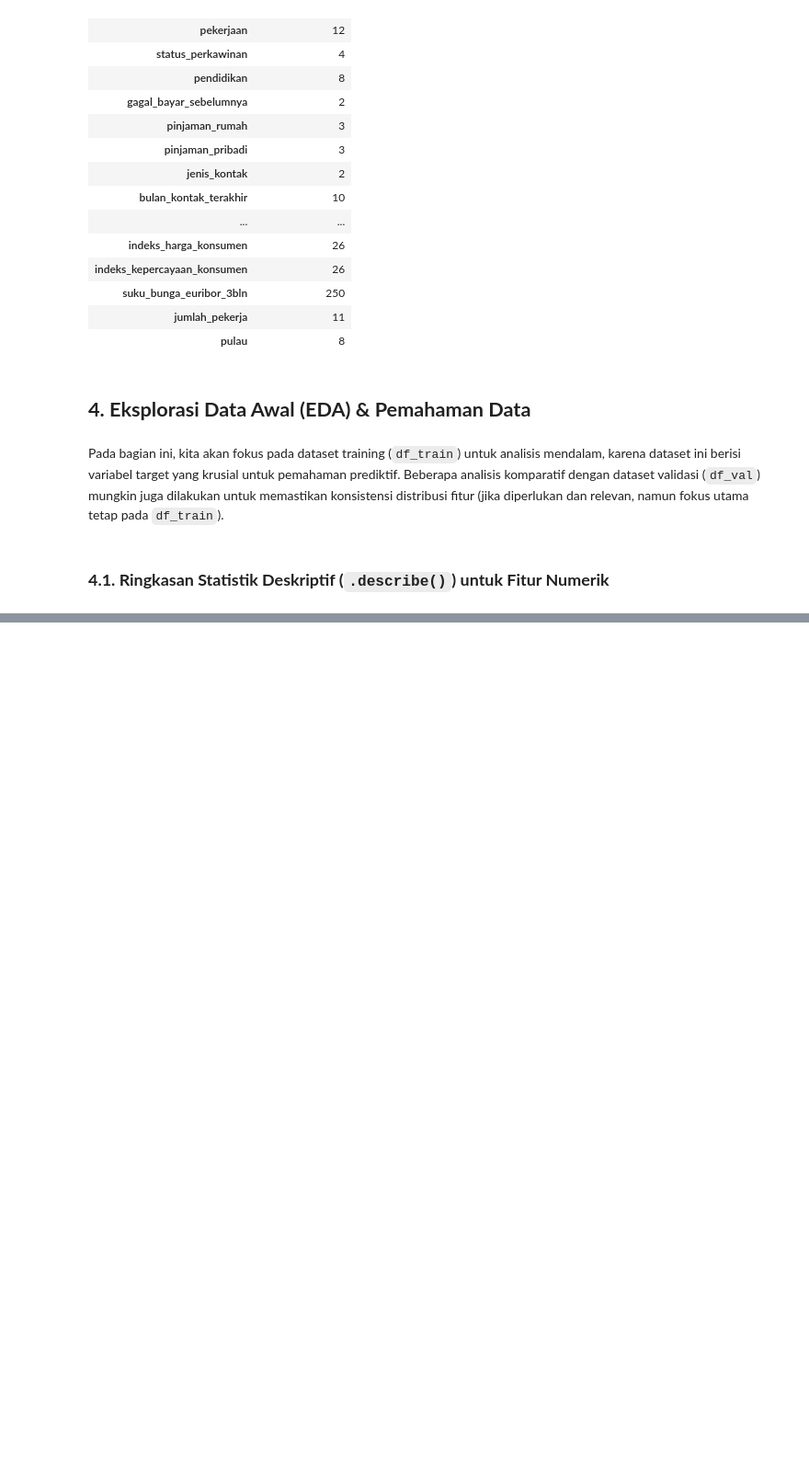
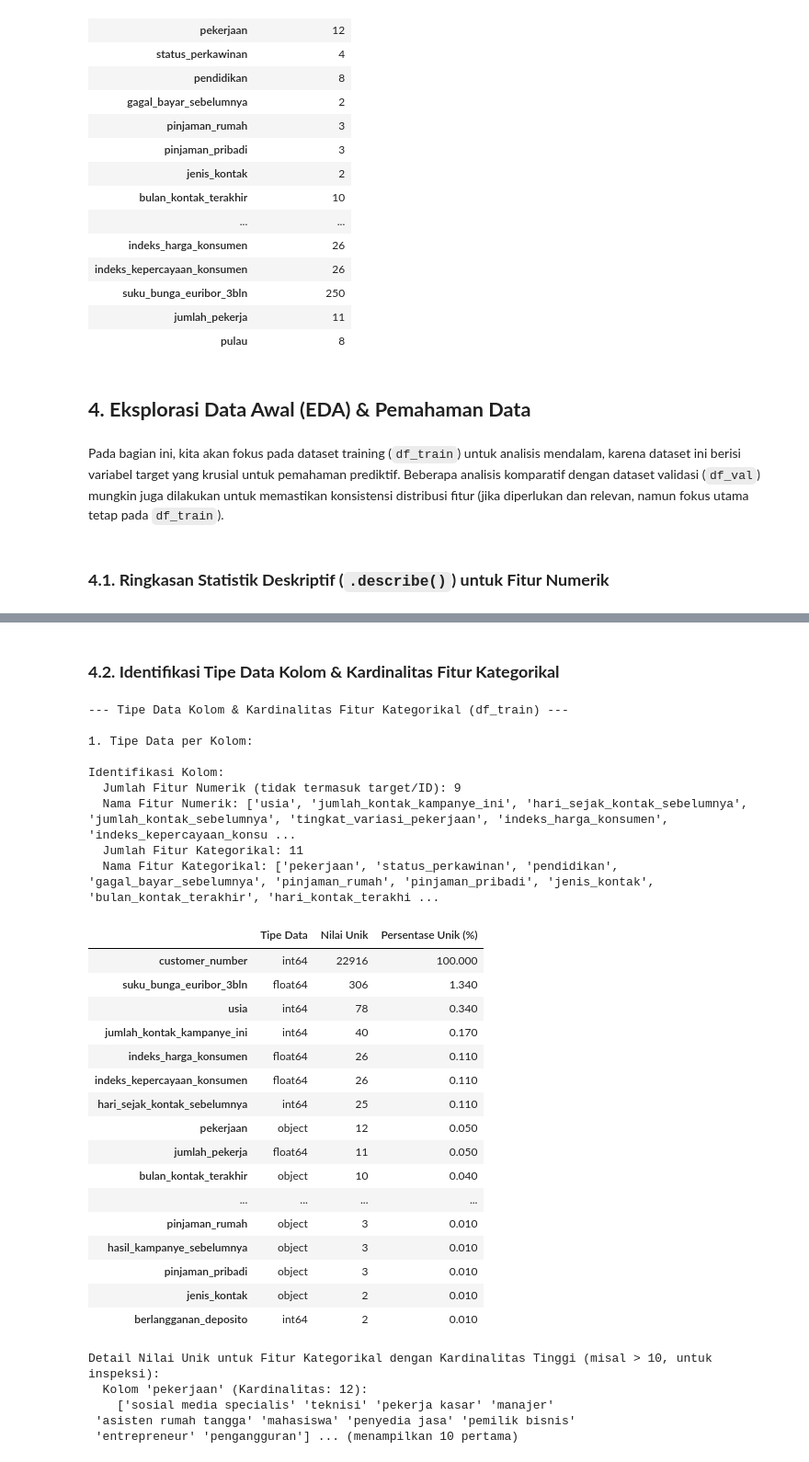
Before and after one commit to LatiefDataVisionary/data-quest-challenge-dsi-2025, a Jupyter notebook: notebooks/DCM_DMU_2025_Notebook_Cubit_Aku_Dong.ipynb, the cells around one changed output, grey strips where cells are left out. Shown at 92% size. Cells and saved outputs as stored; diff of their text form; code cells hidden in the pictures; blank space fills up the shorter version.

Commit message:
4.2. Identifikasi Tipe Data Kolom & Kardinalitas Fitur Kategorikal

```diff
--- a/notebooks/DCM_DMU_2025_Notebook_Cubit_Aku_Dong.ipynb
+++ b/notebooks/DCM_DMU_2025_Notebook_Cubit_Aku_Dong.ipynb
@@ -439,3 +439,74 @@ else:
 | indeks_kepercayaan_konsumen | 5729.000 | -40.471 | 4.632 | -50.800 | -42.700 | -41.800 | -36.400 | -26.900 |
 | suku_bunga_euribor_3bln | 5729.000 | 3.638 | 1.727 | 0.634 | 1.344 | 4.857 | 4.961 | 5.045 |
 | jumlah_pekerja | 5729.000 | 5167.915 | 71.802 | 4963.600 | 5099.100 | 5191.000 | 5228.100 | 5228.100 |
+# %% [markdown]
+### **4.2. Identifikasi Tipe Data Kolom & Kardinalitas Fitur Kategorikal**
+# %%
+# Sel Kode untuk Tipe Data dan Kardinalitas (df_train)
+if not df_train.empty:
+    print("--- Tipe Data Kolom & Kardinalitas Fitur Kategorikal (df_train) ---")
+
+    # Tipe Data
+    print("\n1. Tipe Data per Kolom:")
+    df_info = pd.DataFrame(df_train.dtypes, columns=['Tipe Data'])
+
+    # Kardinalitas
+    df_info['Nilai Unik'] = df_train.nunique()
+    df_info['Persentase Unik (%)'] = (df_train.nunique() / len(df_train) * 100).round(2)
+
+    # Identifikasi fitur kategorikal dan numerik berdasarkan tipe data
+    categorical_cols = df_train.select_dtypes(include=['object', 'category']).columns.tolist()
+    numerical_cols = df_train.select_dtypes(include=np.number).columns.tolist()
+
+    # Hapus kolom target dari list fitur numerik jika ada, untuk analisis fitur murni
+    if 'berlangganan_deposito' in numerical_cols:
+        numerical_cols.remove('berlangganan_deposito')
+    if 'customer_number' in numerical_cols: # customer_number biasanya identifier, bukan fitur numerik untuk analisis
+        numerical_cols.remove('customer_number')
+
+    print(f"\nIdentifikasi Kolom:")
+    print(f"  Jumlah Fitur Numerik (tidak termasuk target/ID): {len(numerical_cols)}")
+    print(f"  Nama Fitur Numerik: {numerical_cols}")
+    print(f"  Jumlah Fitur Kategorikal: {len(categorical_cols)}")
+    print(f"  Nama Fitur Kategorikal: {categorical_cols}")
+
+    display(df_info.sort_values(by='Nilai Unik', ascending=False))
+
+    print("\nDetail Nilai Unik untuk Fitur Kategorikal dengan Kardinalitas Tinggi (misal > 10, untuk inspeksi):")
+    for col in categorical_cols:
+        if df_train[col].nunique() > 10: # Batas kardinalitas bisa disesuaikan
+            print(f"  Kolom '{col}' (Kardinalitas: {df_train[col].nunique()}):\n    {df_train[col].unique()[:10]} ... (menampilkan 10 pertama)") # Tampilkan beberapa contoh
+else:
+    print("Dataset training (df_train) kosong. Analisis tipe data dan kardinalitas tidak dapat dilakukan.")
+# %% [output]
+--- Tipe Data Kolom & Kardinalitas Fitur Kategorikal (df_train) ---
+
+1. Tipe Data per Kolom:
+
+Identifikasi Kolom:
+  Jumlah Fitur Numerik (tidak termasuk target/ID): 9
+  Nama Fitur Numerik: ['usia', 'jumlah_kontak_kampanye_ini', 'hari_sejak_kontak_sebelumnya', 'jumlah_kontak_sebelumnya', 'tingkat_variasi_pekerjaan', 'indeks_harga_konsumen', 'indeks_kepercayaan_konsu ...
+  Jumlah Fitur Kategorikal: 11
+  Nama Fitur Kategorikal: ['pekerjaan', 'status_perkawinan', 'pendidikan', 'gagal_bayar_sebelumnya', 'pinjaman_rumah', 'pinjaman_pribadi', 'jenis_kontak', 'bulan_kontak_terakhir', 'hari_kontak_terakhi ...
+|  | Tipe Data | Nilai Unik | Persentase Unik (%) |
+| customer_number | int64 | 22916 | 100.000 |
+| suku_bunga_euribor_3bln | float64 | 306 | 1.340 |
+| usia | int64 | 78 | 0.340 |
+| jumlah_kontak_kampanye_ini | int64 | 40 | 0.170 |
+| indeks_harga_konsumen | float64 | 26 | 0.110 |
+| indeks_kepercayaan_konsumen | float64 | 26 | 0.110 |
+| hari_sejak_kontak_sebelumnya | int64 | 25 | 0.110 |
+| pekerjaan | object | 12 | 0.050 |
+| jumlah_pekerja | float64 | 11 | 0.050 |
+| bulan_kontak_terakhir | object | 10 | 0.040 |
+| ... | ... | ... | ... |
+| pinjaman_rumah | object | 3 | 0.010 |
+| hasil_kampanye_sebelumnya | object | 3 | 0.010 |
+| pinjaman_pribadi | object | 3 | 0.010 |
+| jenis_kontak | object | 2 | 0.010 |
+| berlangganan_deposito | int64 | 2 | 0.010 |
+Detail Nilai Unik untuk Fitur Kategorikal dengan Kardinalitas Tinggi (misal > 10, untuk inspeksi):
+  Kolom 'pekerjaan' (Kardinalitas: 12):
+    ['sosial media specialis' 'teknisi' 'pekerja kasar' 'manajer'
+ 'asisten rumah tangga' 'mahasiswa' 'penyedia jasa' 'pemilik bisnis'
+ 'entrepreneur' 'pengangguran'] ... (menampilkan 10 pertama)
```
